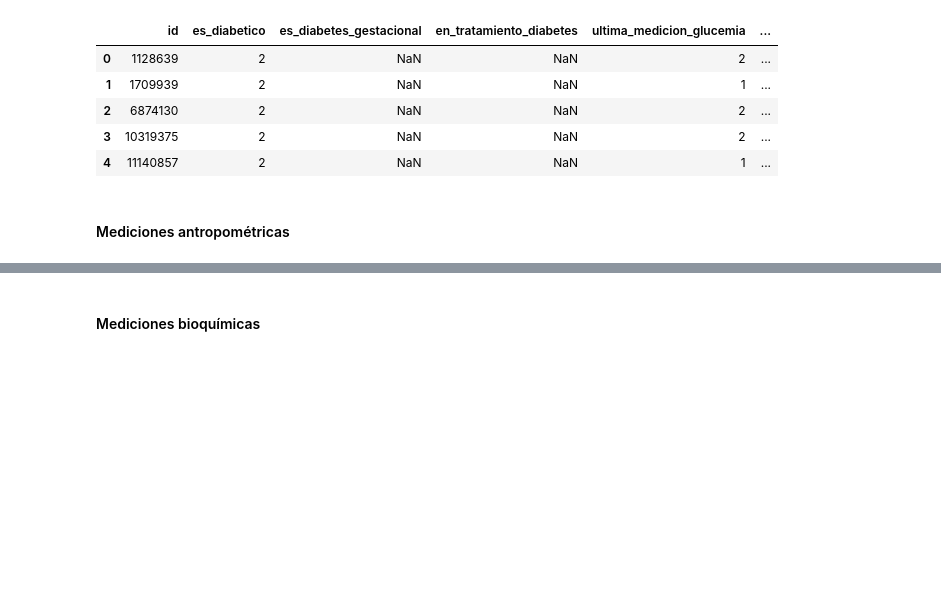
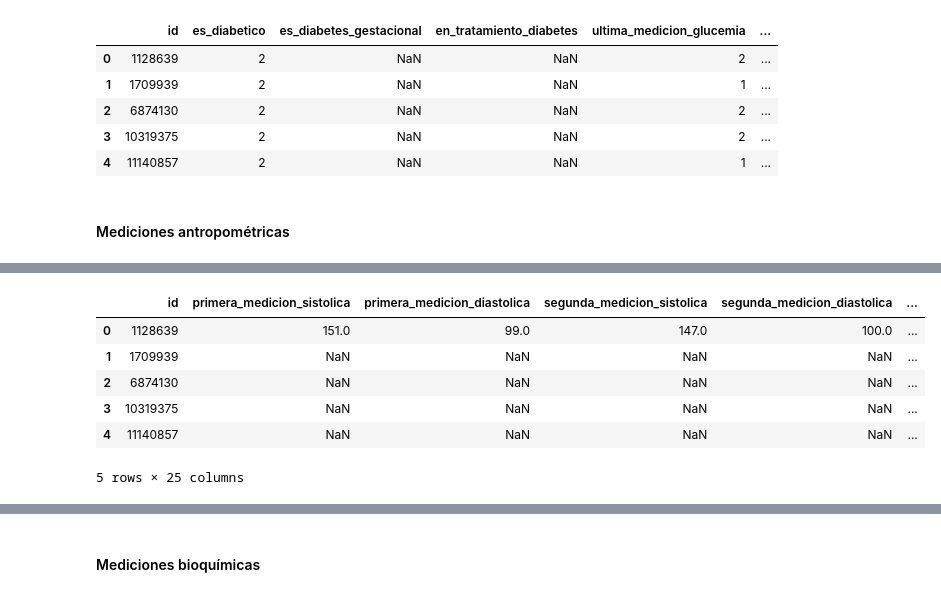
Before and after one commit to Data-Science-YPF/factores_riesgo, a Jupyter notebook: analisisBD.ipynb, the cells around one changed output, grey strips where cells are left out. Cells and saved outputs as stored; diff of their text form; code cells hidden in the pictures; blank space fills up the shorter version.

```diff
--- a/analisisBD.ipynb
+++ b/analisisBD.ipynb
@@ -1043,0 +1136,9 @@ diabetes.head(5)
+# %%
+# Union de dataframes por la columna 'id', utilizando 'inner join' como metodo de union
+dfs = [
+    mediciones_antropometricas_raw[['id', 'consentimiento_ma']],
+    mediciones_antropometricas
+]
+ma_aux = reduce(lambda left, right: pd.merge(left, right, on='id', how='inner'), dfs)
+
+ma_aux.head(5)
@@ -1043,0 +1154,9 @@ diabetes.head(5)
+# %%
+# Crear una columna que indique si todas las columnas son NaN
+ma_aux['resto_nan'] = ma_aux[['bebio_cafeina', 'presion_arterial_elevada', 'imc_categoria']].isnull().all(axis=1)
+
+# Comparar resto_nan con los valores NaN en consentimiento_ma
+ma_aux['fila_nan'] = ma_aux['consentimiento_ma'].isnull() & ma_aux['resto_nan']
+
+# Determinar la cantidad y porcentaje de True y False para la columna fila_nan
+mostrar_valores_columna(ma_aux, 'fila_nan')
@@ -1043,0 +1169,18 @@ diabetes.head(5)
+# %%
+# Funcion para reemplazar valores en consentimiento_ma
+# Si fila_nan == False -> consentimiento_ma == 1
+# Si fila_nan == True -> consentimiento_ma == 2
+def imputar_consentimiento_ma(row):
+    if pd.isna(row['consentimiento_ma']):
+        if row['fila_nan']:
+            return 2
+        else:
+            return 1
+    else:
+        return row['consentimiento_ma']
+
+# Aplicar la función al DataFrame
+ma_aux['consentimiento_ma'] = ma_aux.apply(imputar_consentimiento_ma, axis=1)
+
+# Se verifica que ya no existen valores NaN en la columna consentimiento_ma
+mostrar_valores_columna(ma_aux, 'consentimiento_ma', consentimiento_ma)
@@ -1043,0 +1239,17 @@ diabetes.head(5)
+# %%
+# Union de dataframes por la columna 'id', utilizando 'inner join' como metodo de union
+dfs = [
+    ma_aux,
+    mediciones_antropometricas_raw[['id', 'consentimiento_altura', 'consentimiento_peso']]
+]
+ma_aux = reduce(lambda left, right: pd.merge(left, right, on='id', how='inner'), dfs)
+
+ma_aux.head(5)
+# %% [output]
+|  | id | primera_medicion_sistolica | primera_medicion_diastolica | segunda_medicion_sistolica | segunda_medicion_diastolica | ... |
+| 0 | 1128639 | 151.0 | 99.0 | 147.0 | 100.0 | ... |
+| 1 | 1709939 | NaN | NaN | NaN | NaN | ... |
+| 2 | 6874130 | NaN | NaN | NaN | NaN | ... |
+| 3 | 10319375 | NaN | NaN | NaN | NaN | ... |
+| 4 | 11140857 | NaN | NaN | NaN | NaN | ... |
+5 rows × 25 columns
```
Also changed, not shown: parts of 46 cells of this notebook, 4 other files.
